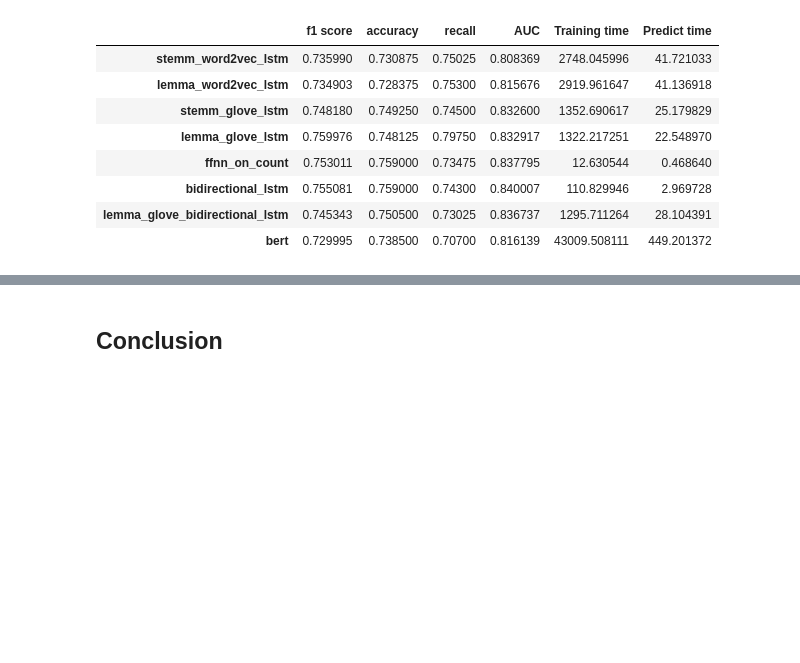
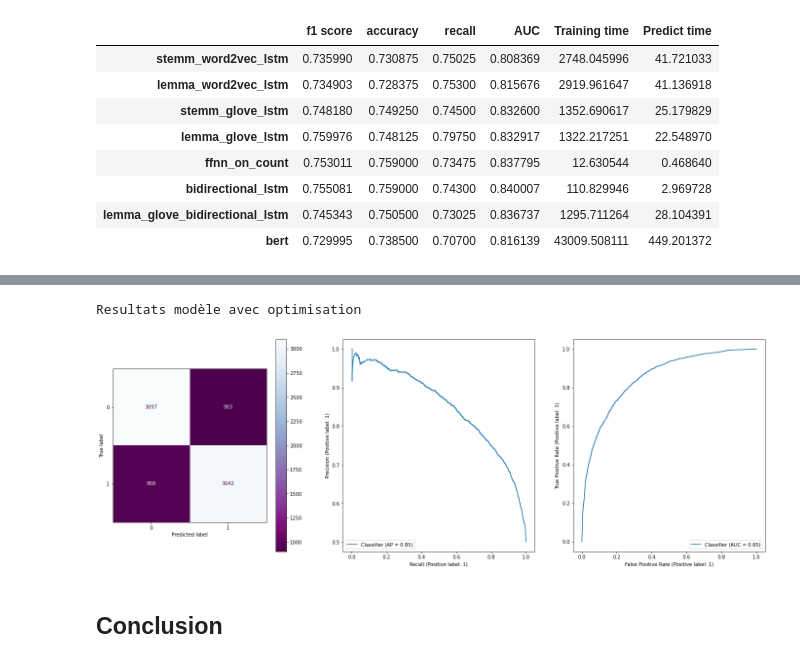
Before and after one commit to Deviluna29/oc_ingenieur-ia_p7, a Jupyter notebook: P07_03_notebook_advanced_models.ipynb, the cells around one changed output, grey strips where cells are left out. Saved outputs shown, nothing was run; the diff lists cells and outputs as text; code cells hidden in the pictures; blank space fills up the shorter version.

Commit message:
Ajout partie optimisation des hyperparamètres

```diff
--- a/P07_03_notebook_advanced_models.ipynb
+++ b/P07_03_notebook_advanced_models.ipynb
@@ -842,0 +932,9 @@ pd.DataFrame.from_dict(synthese, orient='index')
+# %%
+# Build the model with the optimal hyperparameters and train it on the data for 10 epochs
+model = tuner.hypermodel.build(best_hps)
+
+history = model.fit(X_train, y_train, epochs=10, validation_split=0.2)
+
+val_acc_per_epoch = history.history['val_accuracy']
+best_epoch = val_acc_per_epoch.index(max(val_acc_per_epoch)) + 1
+print('Best epoch: %d' % (best_epoch,))
@@ -842,0 +959,5 @@ pd.DataFrame.from_dict(synthese, orient='index')
+# %%
+hypermodel = tuner.hypermodel.build(best_hps)
+
+# Retrain the model
+hypermodel.fit(X_train, y_train, epochs=best_epoch, validation_split=0.2)
@@ -843,3 +976,19 @@ pd.DataFrame.from_dict(synthese, orient='index')
+# %%
+y_test_pred_proba = hypermodel.predict(
+    X_test,
+    batch_size=128,
+    workers=4,
+    use_multiprocessing=True,
+)
+
+y_test_pred = [round(pred_proba[0]) for pred_proba in y_test_pred_proba]
+# %%
+print(f"Resultats modèle avec optimisation")
+
+dth.plot_classifier_results(hypermodel, X_test, y_test, y_test_pred, y_test_pred_proba)
+# %% [output]
+Resultats modèle avec optimisation
+[figure, added]
 # %% [markdown]
 ## Conclusion
 # %% [markdown]
```
Also changed, not shown: parts of 7 cells of this notebook, 3 other files.
